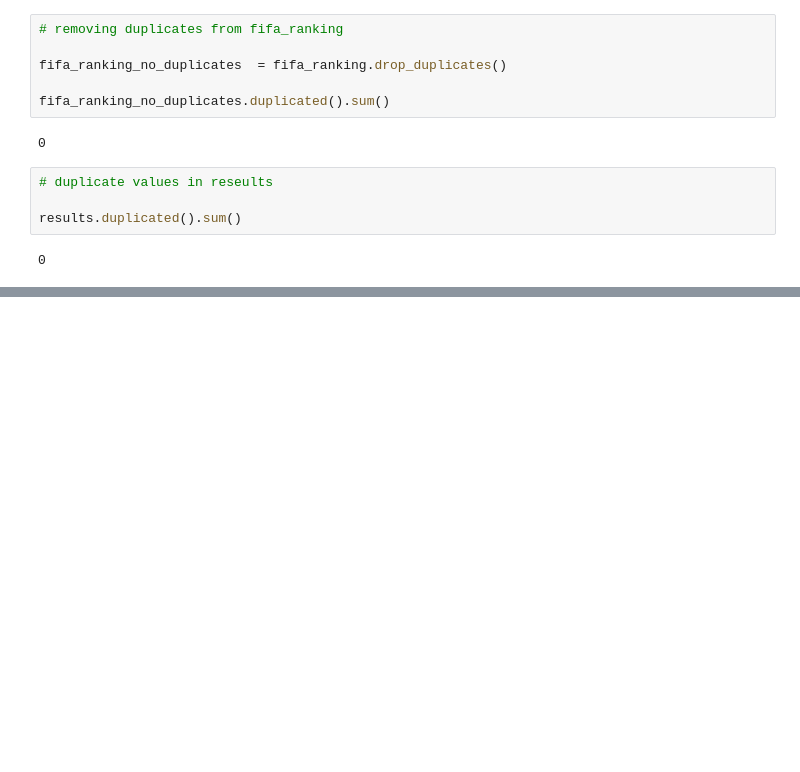
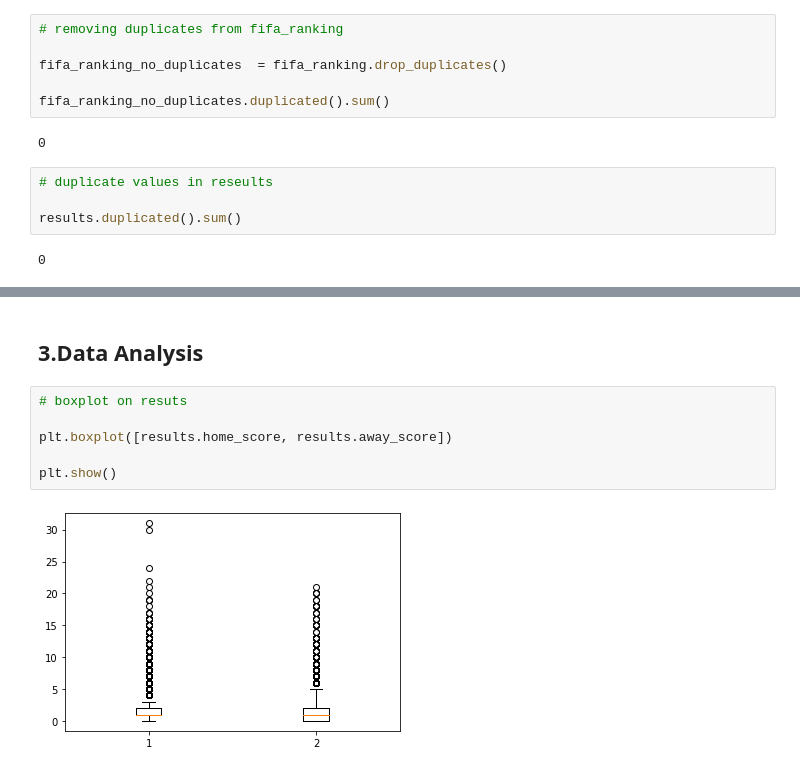
Before and after one commit to yves-moringa/MoringaDSC14Wk6, a Jupyter notebook: Moringa_Data_Science_Core_W6_Independent_Project_2022_04_Yves_Havugimana_Python_Notebook.ipynb, the cells around one changed output, grey strips where cells are left out. Drawn from its saved outputs; the diff is of its cells as text; blank space fills up the shorter version.

```diff
--- a/Moringa_Data_Science_Core_W6_Independent_Project_2022_04_Yves_Havugimana_Python_Notebook.ipynb
+++ b/Moringa_Data_Science_Core_W6_Independent_Project_2022_04_Yves_Havugimana_Python_Notebook.ipynb
@@ -162,0 +192,10 @@ results.duplicated().sum()
+# %% [markdown]
+## 3.Data Analysis
+# %%
+# boxplot on resuts
+
+plt.boxplot([results.home_score, results.away_score])
+
+plt.show()
+# %% [output]
+[figure, added]
```
Also changed, not shown: parts of 3 cells of this notebook.
